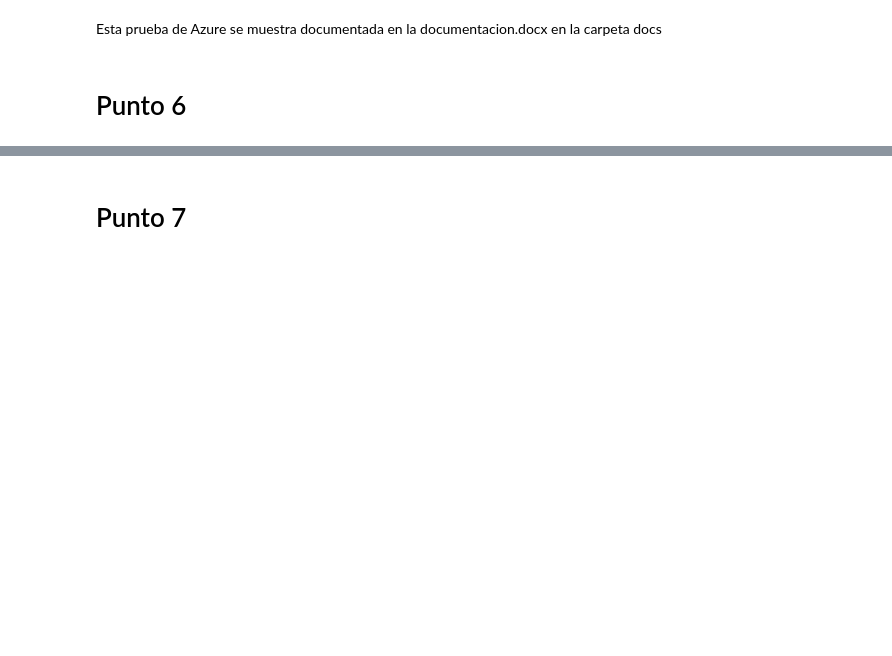
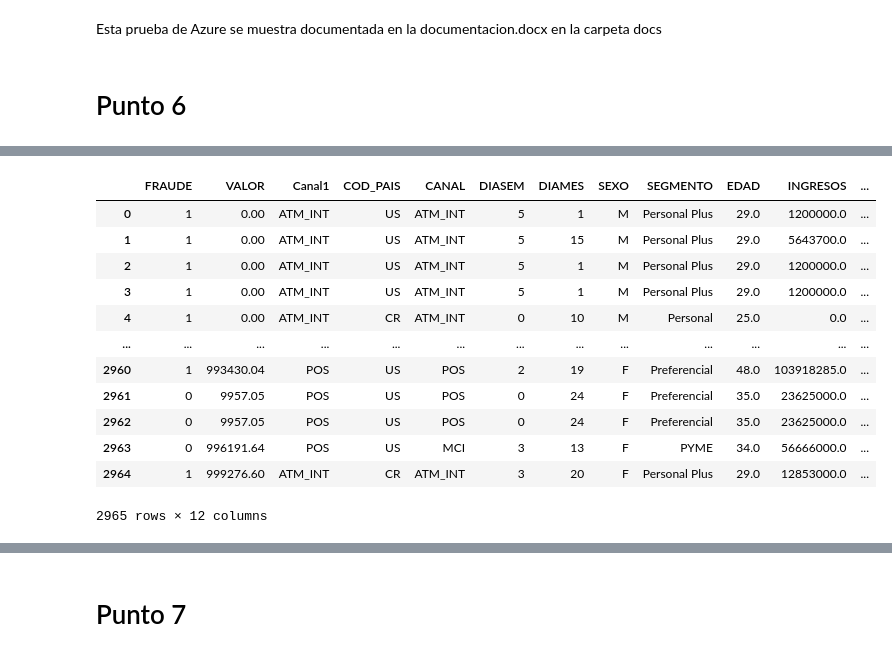
Before and after one commit to marinho14/DataKnow, a Jupyter notebook: code/prueba_tecnica.ipynb, the cells around one changed output, grey strips where cells are left out. Cells and saved outputs as stored; diff of their text form; code cells hidden in the pictures; blank space fills up the shorter version.

```diff
--- a/code/prueba_tecnica.ipynb
+++ b/code/prueba_tecnica.ipynb
@@ -252,3 +259,7 @@ El archivo de Querys se encuentra en [SQL Notebook](tickit-sample-notebook.ipynb
 Esta prueba de Azure se muestra documentada en la documentacion.docx en la carpeta docs
 # %% [markdown]
 # Punto 6
+# %%
+train_data = pd.read_csv('../Datos3/train.csv')
+
+train_data
@@ -254,0 +300,22 @@ Esta prueba de Azure se muestra documentada en la documentacion.docx en la carpe
+# %%
+columns_to_drop = ['id', 'HORA_AUX', 'FECHA', 'FECHA_VIN', 'OFICINA_VIN', 'NROPAISES',
+                   'Dist_Sum_INTER', 'Dist_Mean_INTER', 'NROCIUDADES', 'Dist_Mean_NAL',
+                   'Dist_HOY', 'Dist_sum_NAL' , 'Dist_Max_INTER' , 'Dist_max_NAL']
+
+train_data_cut = train_data.drop(columns=columns_to_drop)
+
+train_data_cut
+# %% [output]
+|  | FRAUDE | VALOR | Canal1 | COD_PAIS | CANAL | DIASEM | DIAMES | SEXO | SEGMENTO | EDAD | INGRESOS | ... |
+| 0 | 1 | 0.00 | ATM_INT | US | ATM_INT | 5 | 1 | M | Personal Plus | 29.0 | 1200000.0 | ... |
+| 1 | 1 | 0.00 | ATM_INT | US | ATM_INT | 5 | 15 | M | Personal Plus | 29.0 | 5643700.0 | ... |
+| 2 | 1 | 0.00 | ATM_INT | US | ATM_INT | 5 | 1 | M | Personal Plus | 29.0 | 1200000.0 | ... |
+| 3 | 1 | 0.00 | ATM_INT | US | ATM_INT | 5 | 1 | M | Personal Plus | 29.0 | 1200000.0 | ... |
+| 4 | 1 | 0.00 | ATM_INT | CR | ATM_INT | 0 | 10 | M | Personal | 25.0 | 0.0 | ... |
+| ... | ... | ... | ... | ... | ... | ... | ... | ... | ... | ... | ... | ... |
+| 2960 | 1 | 993430.04 | POS | US | POS | 2 | 19 | F | Preferencial | 48.0 | 103918285.0 | ... |
+| 2961 | 0 | 9957.05 | POS | US | POS | 0 | 24 | F | Preferencial | 35.0 | 23625000.0 | ... |
+| 2962 | 0 | 9957.05 | POS | US | POS | 0 | 24 | F | Preferencial | 35.0 | 23625000.0 | ... |
+| 2963 | 0 | 996191.64 | POS | US | MCI | 3 | 13 | F | PYME | 34.0 | 56666000.0 | ... |
+| 2964 | 1 | 999276.60 | ATM_INT | CR | ATM_INT | 3 | 20 | F | Personal Plus | 29.0 | 12853000.0 | ... |
+2965 rows × 12 columns
```
Also changed, not shown: parts of 16 cells of this notebook, 5 other files.
